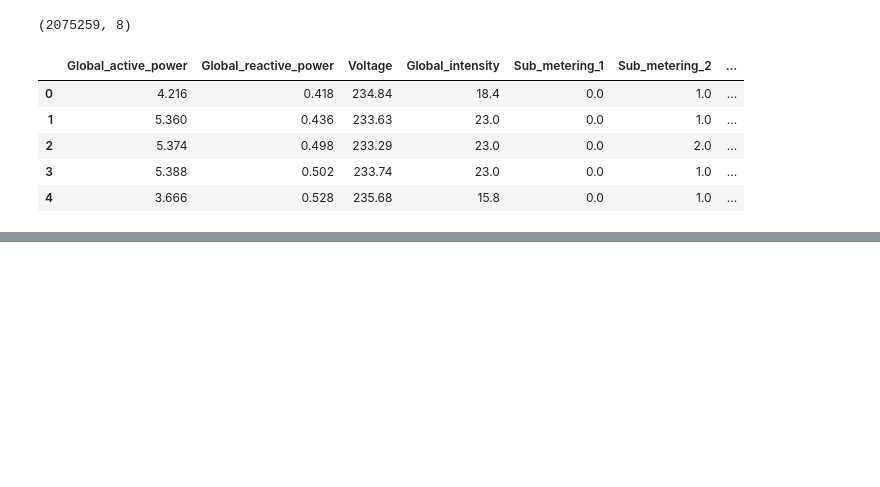
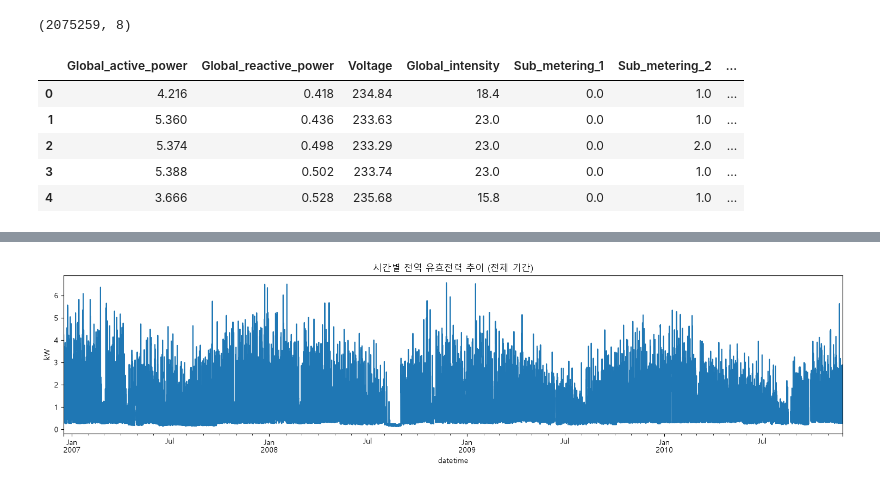
Before and after one commit to kboram28/PowerGuard, a Jupyter notebook: notebooks/01_eda.ipynb, the cells around one changed output, grey strips where cells are left out. Drawn from its saved outputs; the diff is of its cells as text; code cells hidden in the pictures; blank space fills up the shorter version.

```diff
--- a/notebooks/01_eda.ipynb
+++ b/notebooks/01_eda.ipynb
@@ -31,0 +187,11 @@ df.head()
+# %%
+# 짧은 결측만 선형보간으로 채우는 함수
+def preprocess_missing(df, numeric_cols):
+    df = df.copy()
+    for col in numeric_cols:
+        mask = df["short_missing"]
+        df.loc[mask, col] = df[col].interpolate(method="linear")[mask]
+    return df
+# %%
+# 함수 호출 후 반환값을 df에 재할당
+df = preprocess_missing(df, numeric_cols)
@@ -31,0 +300,5 @@ df.head()
+# %%
+# 2. 시간 단위로 리샘플링 (1분 단위는 너무 세밀해서 패턴이 잘 안 보임)
+df_resampled = df.set_index("datetime")[numeric_cols].resample("1h").mean()
+print(df_resampled.shape)
+df_resampled.head()
@@ -31,0 +314,19 @@ df.head()
+# %%
+import matplotlib.pyplot as plt
+import matplotlib.font_manager as fm
+
+# Windows: 맑은 고딕 사용
+plt.rcParams["font.family"] = "Malgun Gothic"
+plt.rcParams["axes.unicode_minus"] = False  # 마이너스 기호 깨짐 방지
+# %%
+# 3. 전체 기간 전력 사용량 추이 시각화
+import matplotlib.pyplot as plt
+
+fig, ax = plt.subplots(figsize=(15, 4))
+df_resampled["Global_active_power"].plot(ax=ax)
+ax.set_title("시간별 전역 유효전력 추이 (전체 기간)")
+ax.set_ylabel("kW")
+plt.tight_layout()
+plt.show()
+# %% [output]
+[figure, added]
```
Also changed, not shown: parts of 28 cells of this notebook.
